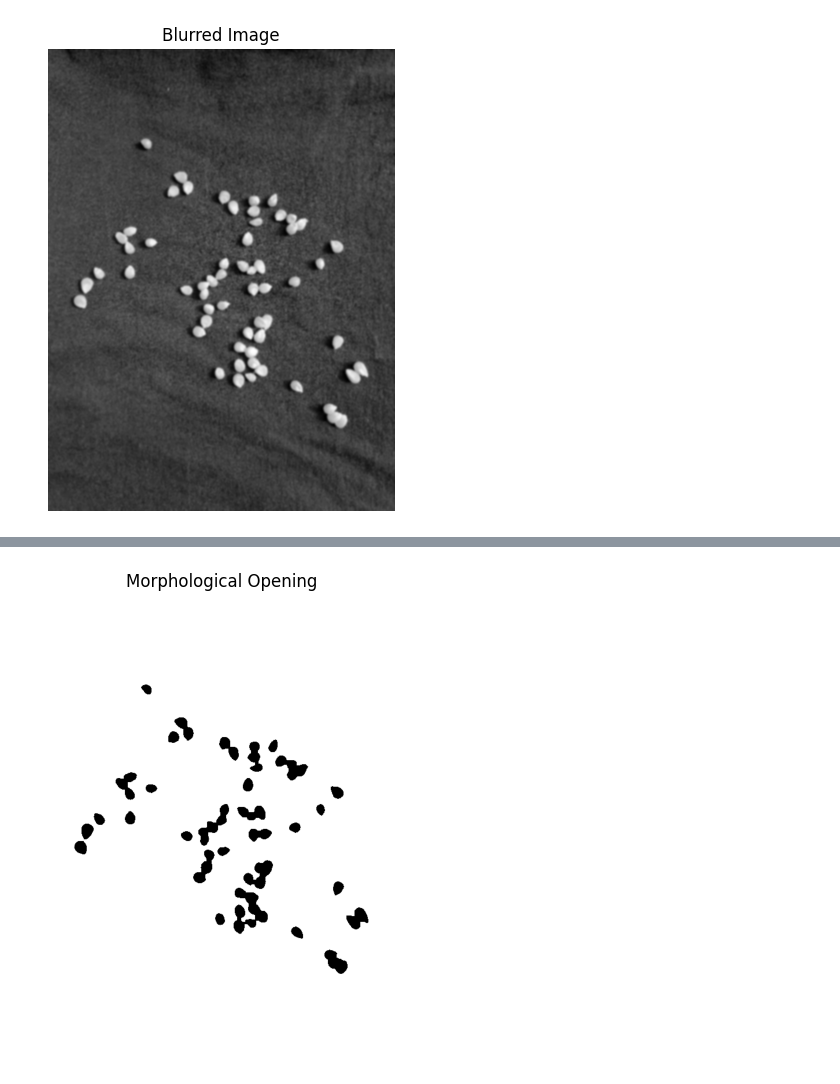
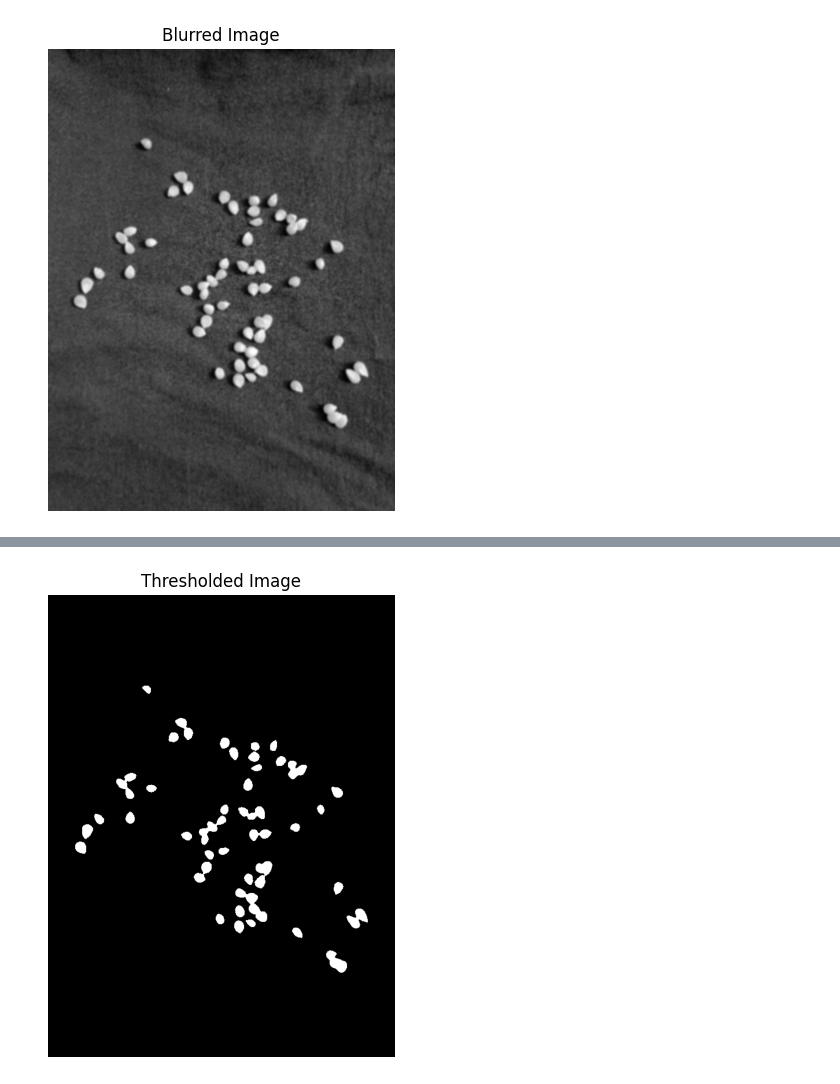
Before and after one commit to piedro404/agro-grain-analyzer, a Jupyter notebook: analyze_ai.ipynb, the cells around one changed output, grey strips where cells are left out. Drawn from its saved outputs; the diff is of its cells as text; code cells hidden in the pictures.

```diff
--- a/analyze_ai.ipynb
+++ b/analyze_ai.ipynb
@@ -5,11 +5,10 @@ import matplotlib.pyplot as plt
 from IPython.display import display
 # %%
 def show_image(window_name, image, cmap=None):
-    """Exibe imagem inline no notebook usando matplotlib."""
     if image is None:
         print(f"{window_name}: imagem nao carregada (None)")
         return
-    # Se imagem colorida em BGR, converte para RGB para exibição correta
+
     if len(image.shape) == 3 and image.shape[2] == 3:
         img_disp = cv2.cvtColor(image, cv2.COLOR_BGR2RGB)
     else:
@@ -51,6 +42,0 @@ show_image("Thresholded Image", thresh)
-# %%
-kernel = np.ones((3, 3), np.uint8)
-opening = cv2.morphologyEx(thresh, cv2.MORPH_OPEN, kernel, iterations=2)
-show_image("Morphological Opening", opening)
-# %% [output]
-[figure, removed]
@@ -58,0 +43,5 @@ close_all_windows()
+# %%
+_, thresh = cv2.threshold(blur, 160, 255, cv2.THRESH_BINARY)
+show_image("Thresholded Image", thresh)
+# %% [output]
+[figure, added]
```
Also changed, not shown: parts of 5 cells of this notebook, 1 other file.
